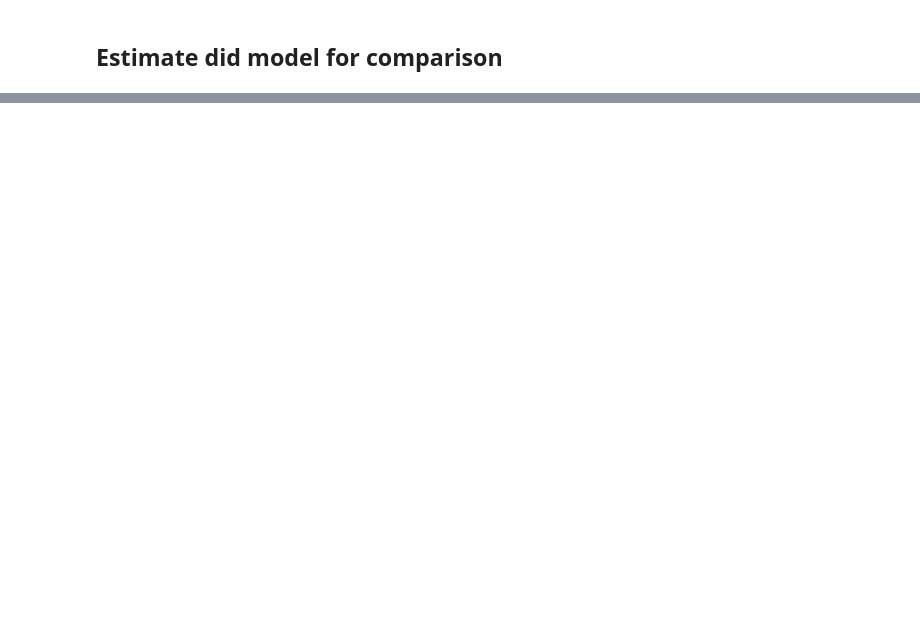
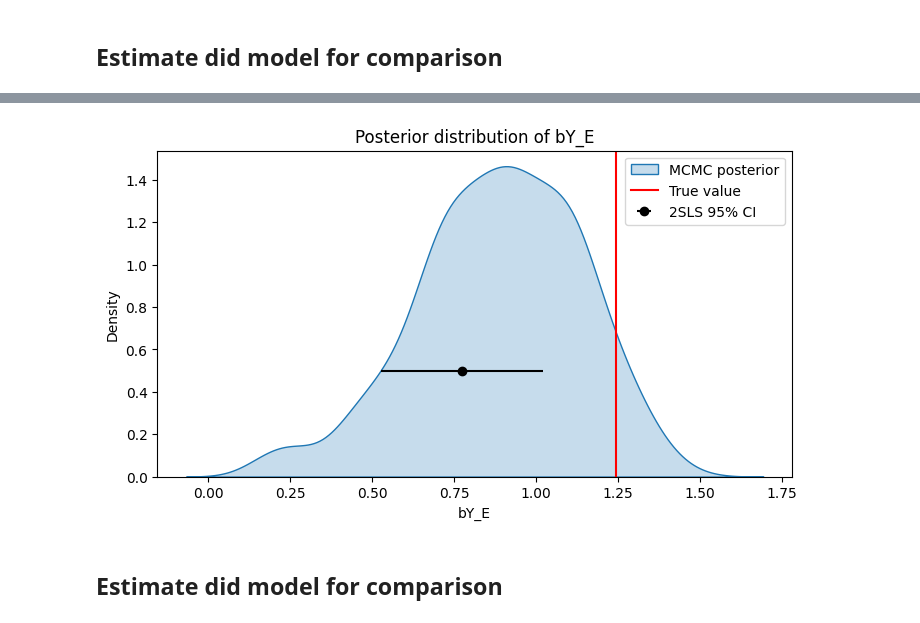
Before and after one commit to hstorm/causal_PP, a Jupyter notebook: notebooks/joint_causal_models.ipynb, the cells around one changed output, grey strips where cells are left out. Saved outputs shown, nothing was run; the diff lists cells and outputs as text; code cells hidden in the pictures; blank space fills up the shorter version.

Commit message:
Notebook updated to include extended model example

```diff
--- a/notebooks/joint_causal_models.ipynb
+++ b/notebooks/joint_causal_models.ipynb
@@ -441,0 +627,10 @@ plt.show()
+# %%
+rng_key, rng_key_ = random.split(rng_key)
+kernel = NUTS(model_fn)
+mcmc = MCMC(kernel, num_samples=500, num_warmup=500, num_chains=1)
+mcmc.run(rng_key_, num_n=num_n, num_t=num_t,
+         D=data['treatment'].values, D_first=data['first_treatment'].values,
+         T=data['time'].values, I=data['individual'].values,
+         Y=Y_syn, Z=Z, E=E_syn)
+post_samples= mcmc.get_samples()
+azMCMC = az.from_numpyro(mcmc)
@@ -441,0 +664,5 @@ plt.show()
+# %%
+mod = IV2SLS(Y_syn, np.hstack([np.ones((num_n*num_t, 1)),E_syn[I][:,None]]),
+             instrument=np.hstack([np.ones((num_n*num_t, 1)),Z[I][:,None]]))    # Describe model
+res = mod.fit()
+print(res.summary())
@@ -441,0 +687,30 @@ plt.show()
+# %%
+# Plot results using arviz
+import seaborn as sns
+plt.rcParams['figure.constrained_layout.use'] = True
+
+posterior_bY_E = np.asarray(azMCMC.posterior['bY_E'].values.flatten())
+
+fig, ax = plt.subplots(figsize=(7, 4))
+sns.kdeplot(posterior_bY_E, fill=True, ax=ax, label='MCMC posterior')
+
+ax.axvline(
+    float(bY_E_true),
+    color='red',
+    linestyle='-',
+    label='True value'
+)
+
+# Add 2sls confidence interval
+ax.errorbar(x=res.params[1], y=0.5, xerr=1.96*res.bse[1], fmt='o', color='black', label='2SLS 95% CI')
+
+
+ax.set_title('Posterior distribution of bY_E')
+ax.set_xlabel('bY_E')
+ax.set_ylabel('Density')
+ax.legend()
+plt.show()
+# %% [output]
+[figure, added]
+# %% [markdown]
+## Estimate did model for comparison
```
Also changed, not shown: parts of 24 cells of this notebook.
